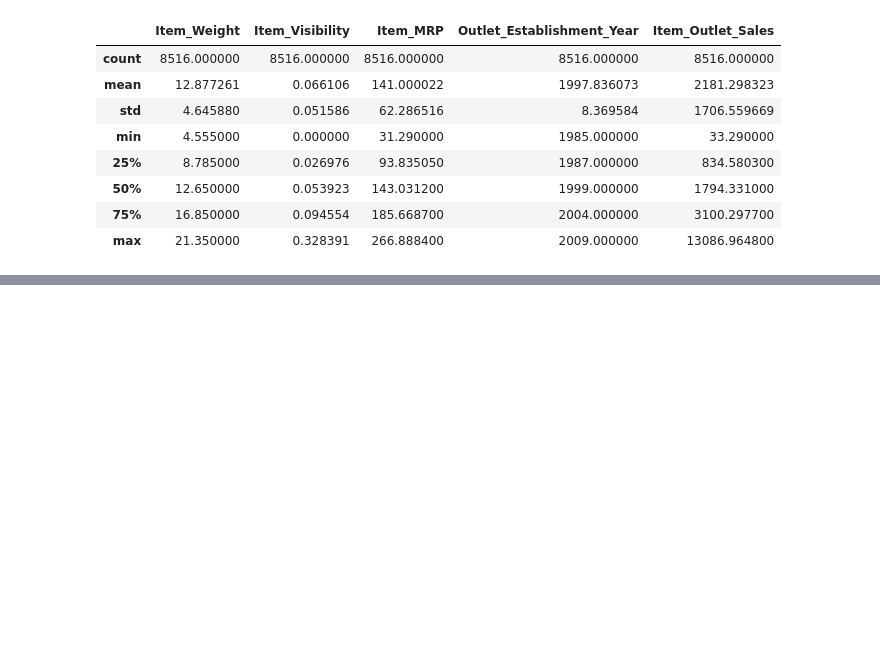
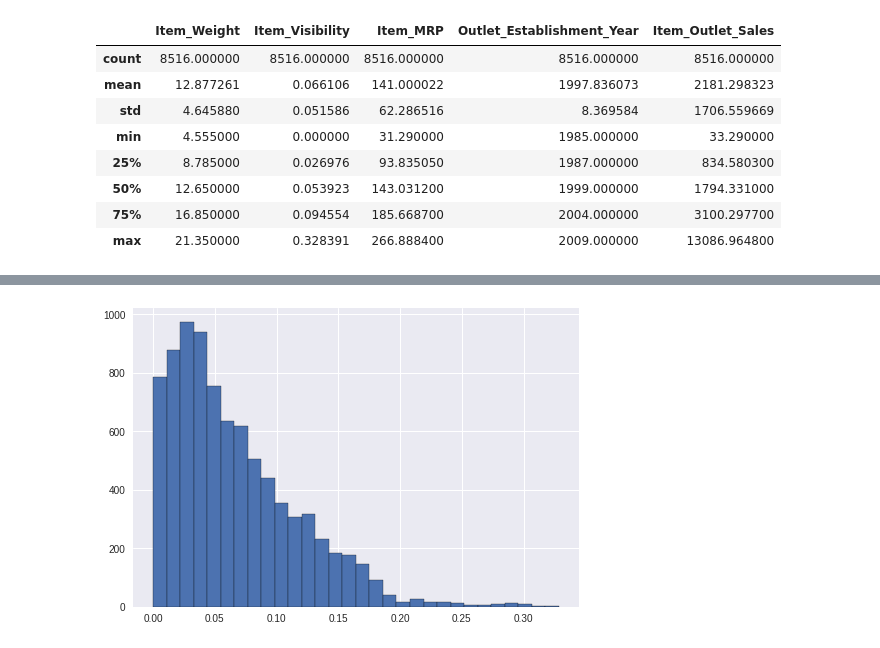
Before and after one commit to dvisionst/food_sales_predictions, a Jupyter notebook: Project_1_food_sales.ipynb, the cells around one changed output, grey strips where cells are left out. Cells and saved outputs as stored; diff of their text form; code cells hidden in the pictures; blank space fills up the shorter version.

```diff
--- a/Project_1_food_sales.ipynb
+++ b/Project_1_food_sales.ipynb
@@ -229,0 +238,9 @@ df.describe()
+# %%
+plt.style.use('seaborn')
+df['Item_Visibility'].hist(bins=30, edgecolor='black');
+
+# Item Visibility histogram shows a unimodal right skewed distribution
+# This points to there being several data points that could be outliers
+# greater than the mode
+# %% [output]
+[figure, added]
```
Also changed, not shown: parts of 13 cells of this notebook.
